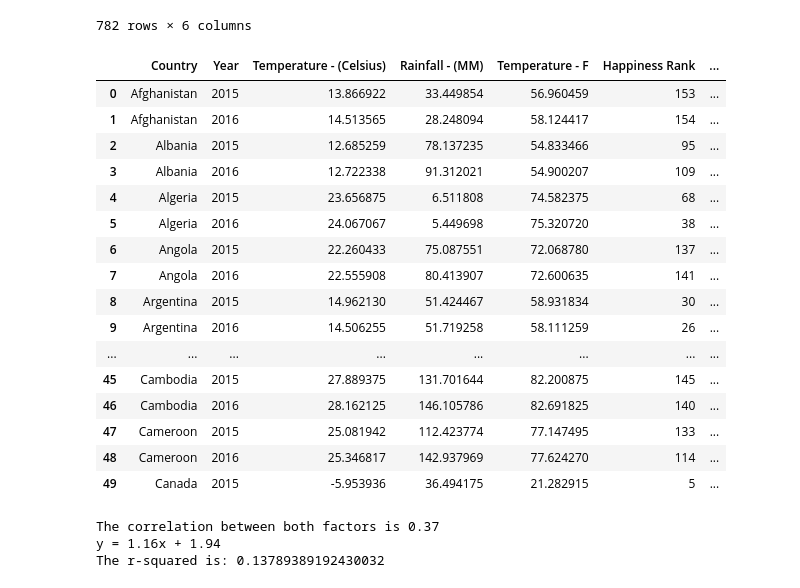
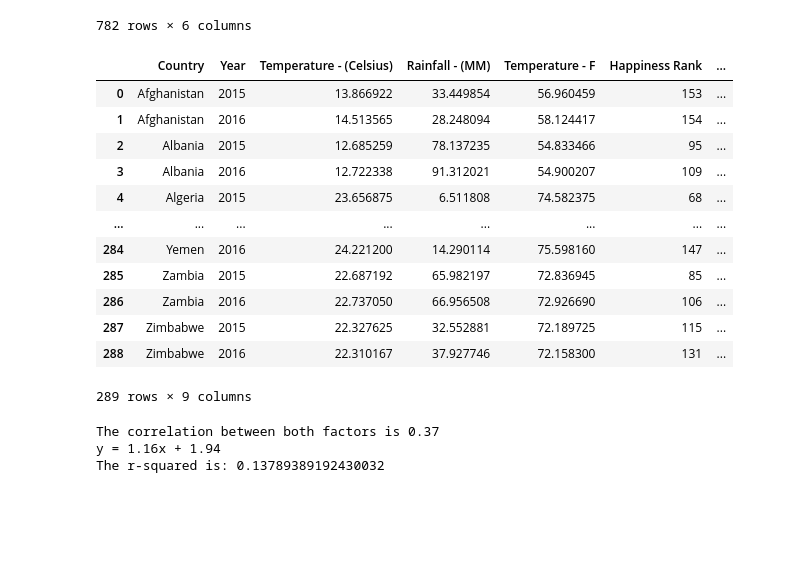
Before and after one commit to AJ-Paine/07-Skynet-Project, a Jupyter notebook: Skynet Project 1.ipynb, the cells around one changed output. Drawn from its saved outputs; the diff is of its cells as text; code cells hidden in the pictures; blank space fills up the shorter version.

```diff
--- a/Skynet Project 1.ipynb
+++ b/Skynet Project 1.ipynb
@@ -121,26 +121,22 @@ combined_happy_df
 # %%
 weather_df["Country"] = weather_df["Country"].str.strip()
 merge = pd.merge(weather_df, combined_happy_df, on=["Country","Year"], how="right")
 merge = merge.dropna()
-merge.head(50)
+merge
 # %% [output]
 |  | Country | Year | Temperature - (Celsius) | Rainfall - (MM) | Temperature - F | Happiness Rank | ... |
 | 0 | Afghanistan | 2015 | 13.866922 | 33.449854 | 56.960459 | 153 | ... |
 | 1 | Afghanistan | 2016 | 14.513565 | 28.248094 | 58.124417 | 154 | ... |
 | 2 | Albania | 2015 | 12.685259 | 78.137235 | 54.833466 | 95 | ... |
 | 3 | Albania | 2016 | 12.722338 | 91.312021 | 54.900207 | 109 | ... |
 | 4 | Algeria | 2015 | 23.656875 | 6.511808 | 74.582375 | 68 | ... |
-| 5 | Algeria | 2016 | 24.067067 | 5.449698 | 75.320720 | 38 | ... |
-| 6 | Angola | 2015 | 22.260433 | 75.087551 | 72.068780 | 137 | ... |
-| 7 | Angola | 2016 | 22.555908 | 80.413907 | 72.600635 | 141 | ... |
-| 8 | Argentina | 2015 | 14.962130 | 51.424467 | 58.931834 | 30 | ... |
-| 9 | Argentina | 2016 | 14.506255 | 51.719258 | 58.111259 | 26 | ... |
 | ... | ... | ... | ... | ... | ... | ... | ... |
-| 45 | Cambodia | 2015 | 27.889375 | 131.701644 | 82.200875 | 145 | ... |
-| 46 | Cambodia | 2016 | 28.162125 | 146.105786 | 82.691825 | 140 | ... |
-| 47 | Cameroon | 2015 | 25.081942 | 112.423774 | 77.147495 | 133 | ... |
-| 48 | Cameroon | 2016 | 25.346817 | 142.937969 | 77.624270 | 114 | ... |
-| 49 | Canada | 2015 | -5.953936 | 36.494175 | 21.282915 | 5 | ... |
+| 284 | Yemen | 2016 | 24.221200 | 14.290114 | 75.598160 | 147 | ... |
+| 285 | Zambia | 2015 | 22.687192 | 65.982197 | 72.836945 | 85 | ... |
+| 286 | Zambia | 2016 | 22.737050 | 66.956508 | 72.926690 | 106 | ... |
+| 287 | Zimbabwe | 2015 | 22.327625 | 32.552881 | 72.189725 | 115 | ... |
+| 288 | Zimbabwe | 2016 | 22.310167 | 37.927746 | 72.158300 | 131 | ... |
+289 rows × 9 columns
 # %%
 #Correlation
 def correlation(x_axis,y_axis):
```
Also changed, not shown: parts of 2 cells of this notebook, 1 other file.
